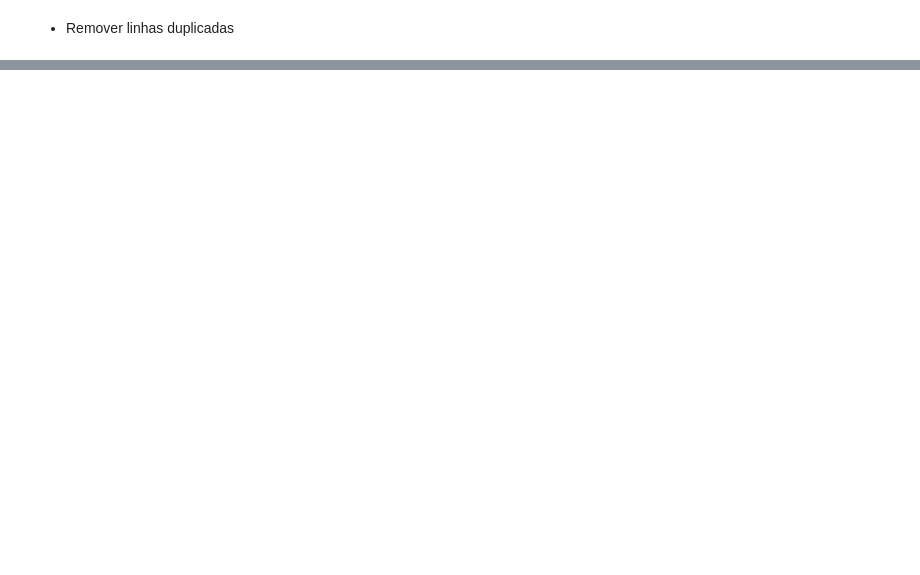
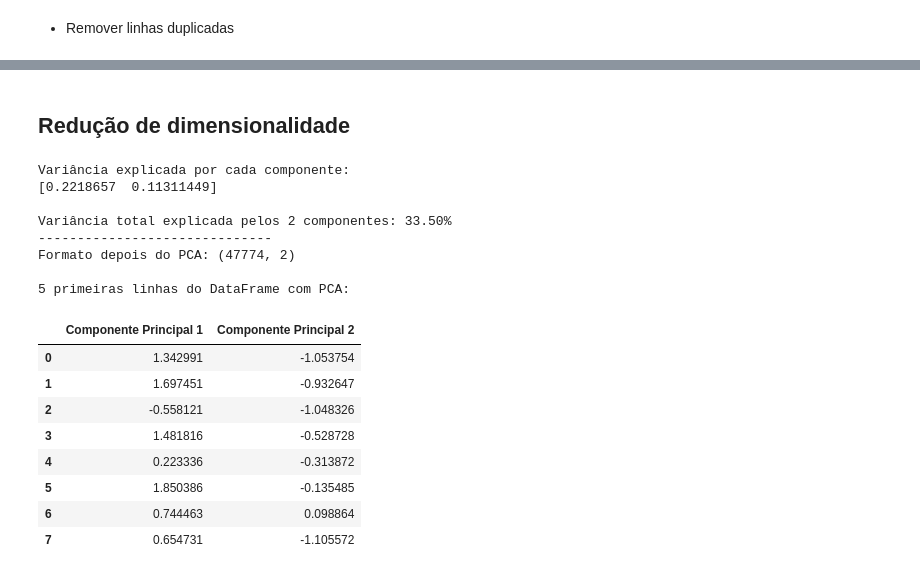
Before and after one commit to ArthurDetomi/TP1_IA, a Jupyter notebook: main.ipynb, the cells around one changed output, grey strips where cells are left out. Cells and saved outputs as stored; diff of their text form; code cells hidden in the pictures; blank space fills up the shorter version.

Commit message:
Finalizando pre processamento

```diff
--- a/main.ipynb
+++ b/main.ipynb
@@ -83,0 +134,43 @@ Linhas antes: 47774 | depois: 47774
+# %% [markdown]
+## Redução de dimensionalidade
+# %%
+# Criando objeto PCA
+pca = PCA(n_components=2)
+
+# Aplicando PCA ao DataFrame
+df_pca = pca.fit_transform(df_processed)
+
+print("Variância explicada por cada componente:")
+print(pca.explained_variance_ratio_)
+
+# Soma os valores para ver o total de informação que se manteve
+total_variancia = pca.explained_variance_ratio_.sum()
+print(f"\nVariância total explicada pelos 2 componentes: {total_variancia:.2%}")
+
+# DataFrame final com o PCA aplicado
+df_pca_final = pd.DataFrame(data=df_pca,
+                            columns=['Componente Principal 1', 'Componente Principal 2'],
+                            index=df.index)
+
+print("-" * 30)
+print(f"Formato depois do PCA: {df_pca_final.shape}")
+print("\n5 primeiras linhas do DataFrame com PCA:")
+df_pca_final.head(8)
+# %% [output]
+Variância explicada por cada componente:
+[0.2218657  0.11311449]
+
+Variância total explicada pelos 2 componentes: 33.50%
+------------------------------
+Formato depois do PCA: (47774, 2)
+
+5 primeiras linhas do DataFrame com PCA:
+|  | Componente Principal 1 | Componente Principal 2 |
+| 0 | 1.342991 | -1.053754 |
+| 1 | 1.697451 | -0.932647 |
+| 2 | -0.558121 | -1.048326 |
+| 3 | 1.481816 | -0.528728 |
+| 4 | 0.223336 | -0.313872 |
+| 5 | 1.850386 | -0.135485 |
+| 6 | 0.744463 | 0.098864 |
+| 7 | 0.654731 | -1.105572 |
```
Also changed, not shown: parts of 6 cells of this notebook.
